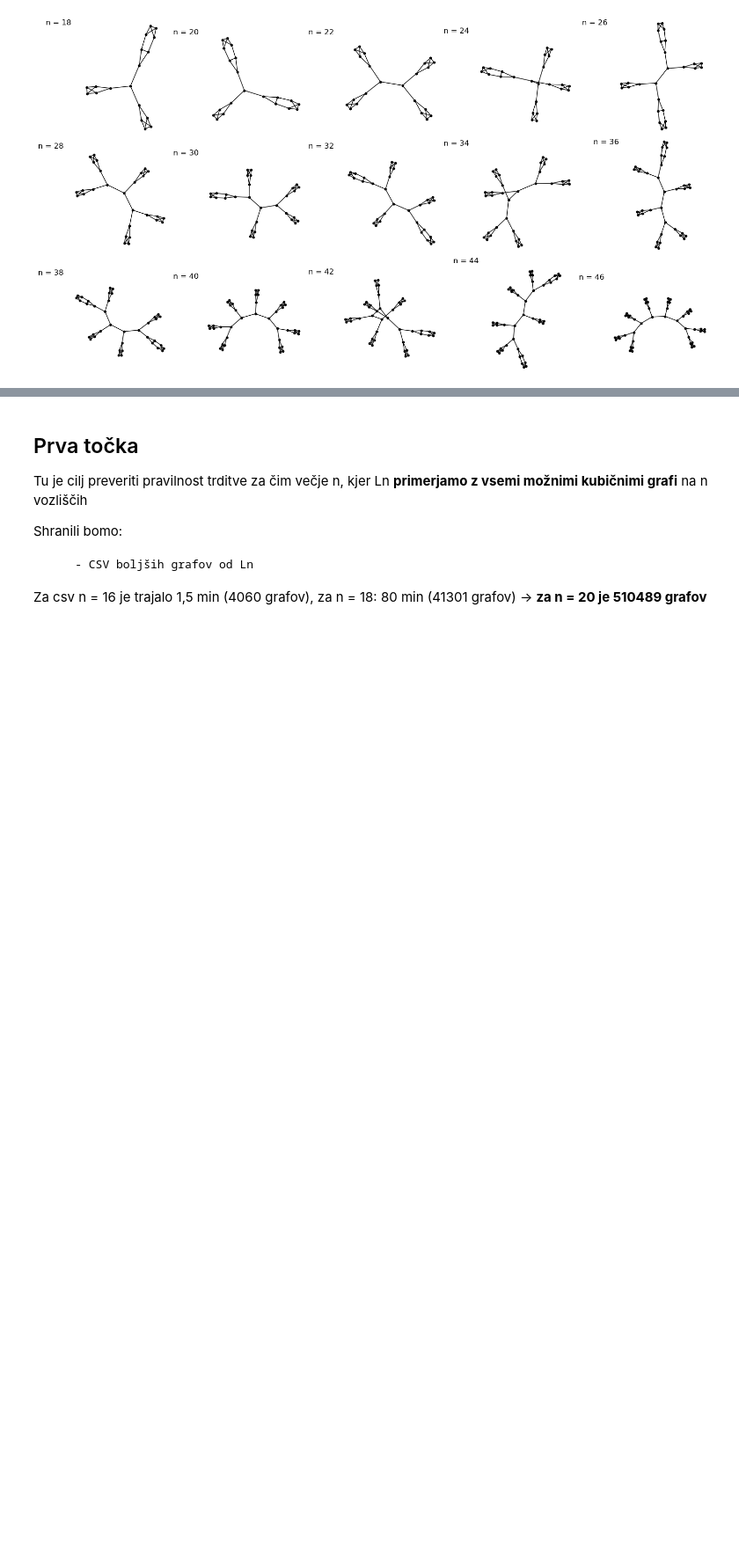
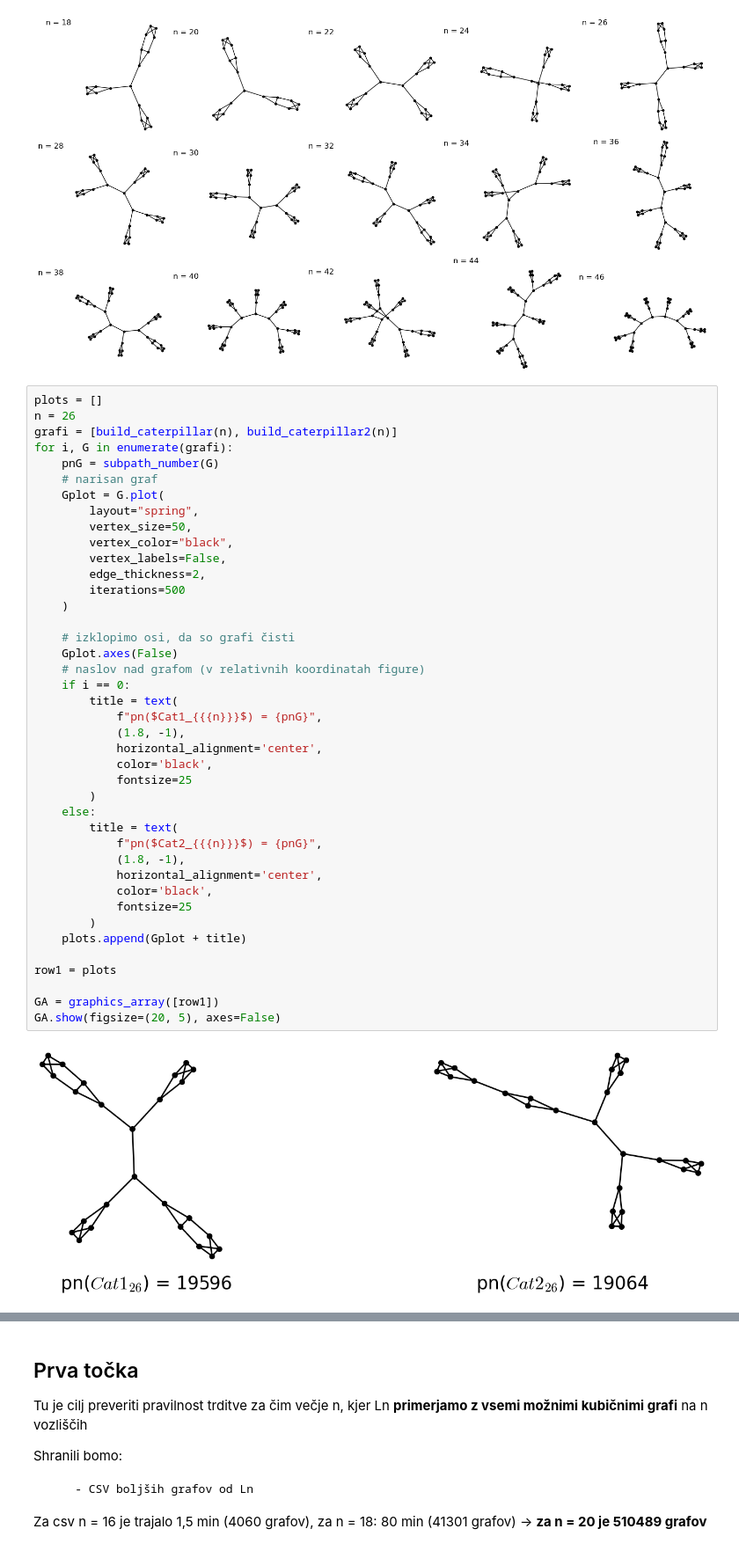
Before and after one commit to ZigaObradovic/FP_Group13, a Jupyter notebook: main.ipynb, the cells around one changed output, grey strips where cells are left out. Shown at 88% size. Saved outputs shown, nothing was run; the diff lists cells and outputs as text; blank space fills up the shorter version.

```diff
--- a/main.ipynb
+++ b/main.ipynb
@@ -145,3 +145,46 @@ GA = graphics_array([row1, row2, row3])
 GA.show(figsize=(15, 8), axes=False)
 # %% [output]
 [figure]
+# %%
+plots = []
+n = 26
+grafi = [build_caterpillar(n), build_caterpillar2(n)]
+for i, G in enumerate(grafi):
+    pnG = subpath_number(G)
+    # narisan graf
+    Gplot = G.plot(
+        layout="spring",
+        vertex_size=50,
+        vertex_color="black",
+        vertex_labels=False,
+        edge_thickness=2,
+        iterations=500
+    )
+
+    # izklopimo osi, da so grafi čisti
+    Gplot.axes(False)
+    # naslov nad grafom (v relativnih koordinatah figure)
+    if i == 0:
+        title = text(
+            f"pn($Cat1_{{{n}}}$) = {pnG}",
+            (1.8, -1),
+            horizontal_alignment='center',
+            color='black',
+            fontsize=25
+        )
+    else:
+        title = text(
+            f"pn($Cat2_{{{n}}}$) = {pnG}",
+            (1.8, -1),
+            horizontal_alignment='center',
+            color='black',
+            fontsize=25
+        )
+    plots.append(Gplot + title)
+
+row1 = plots
+
+GA = graphics_array([row1])
+GA.show(figsize=(20, 5), axes=False)
+# %% [output]
+[figure, added]
```
Also changed, not shown: parts of 4 cells of this notebook, 5 other files.
